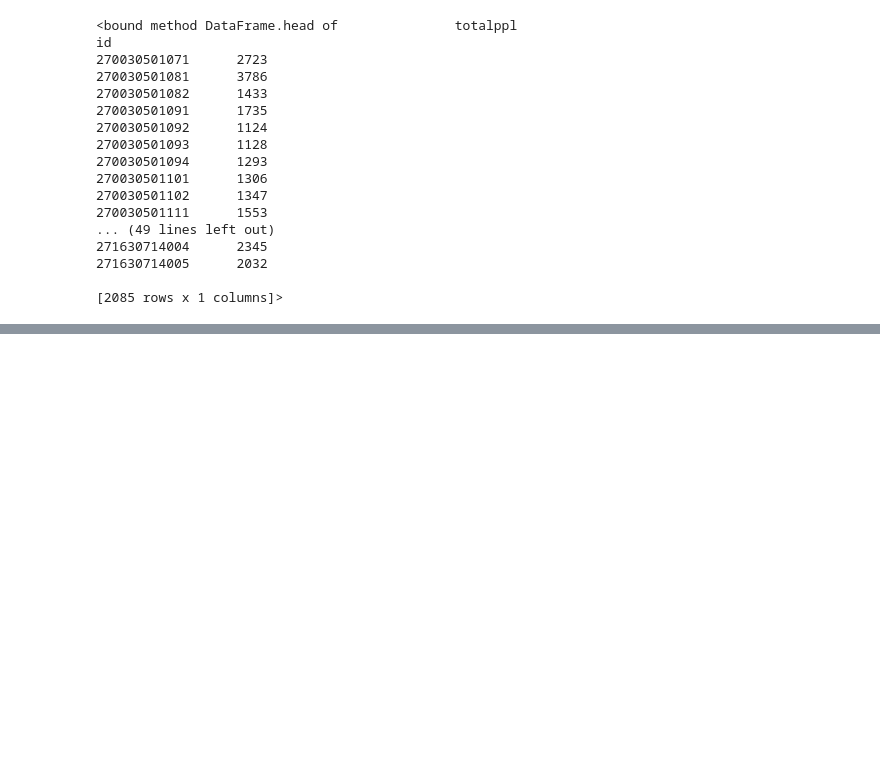
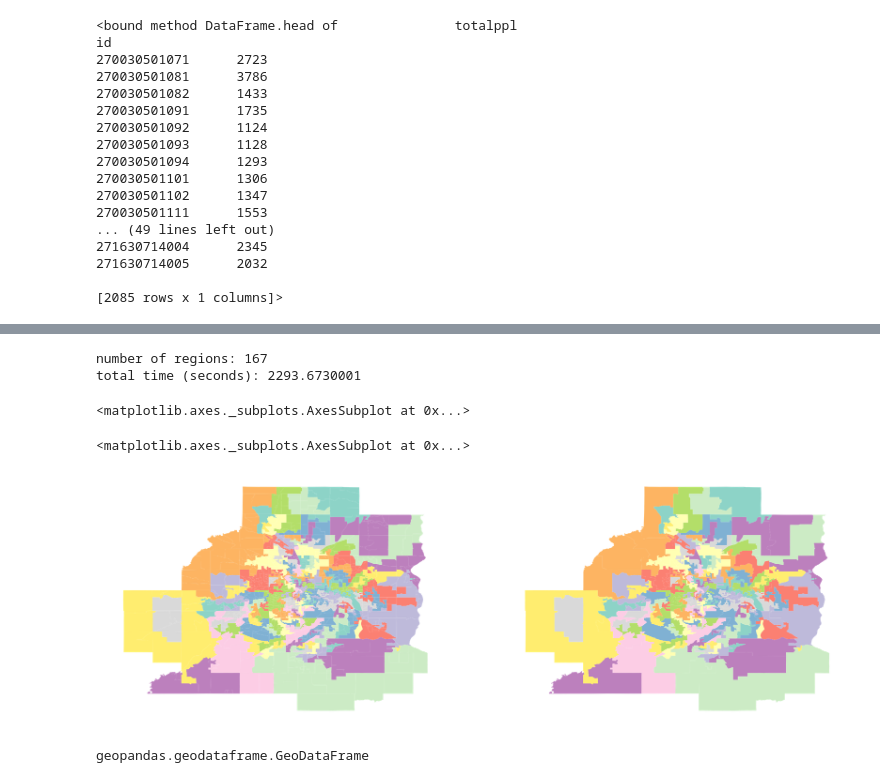
Before and after one commit to katiejolly/censusmander-metc, a Jupyter notebook: code/metc_region.ipynb, the cells around one changed output, grey strips where cells are left out. Saved outputs shown, nothing was run; the diff lists cells and outputs as text; code cells hidden in the pictures; blank space fills up the shorter version.

Commit message:
add beginning of second example, 7 county 4 var

```diff
--- a/code/metc_region.ipynb
+++ b/code/metc_region.ipynb
@@ -99,0 +102,39 @@ print 'regionalization finished'
+# %%
+print 'number of regions:', len(results.regions)
+print 'total time (seconds):', results.time['total']
+# %% [output]
+number of regions: 167
+total time (seconds): 2293.6730001
+# %%
+# We'll make a few side-by-side plots. This code wraps the setup into a function.
+def two_plot_setup():
+    fig, axes = plt.subplots(nrows=1, ncols=2, figsize=(40,40))
+    axes[0].set_aspect('equal')
+    axes[1].set_aspect('equal')
+    axes[0].axis('off')
+    axes[1].axis('off')
+    return fig, axes
+
+fig, axes = two_plot_setup()
+
+# color tracts based on region ID
+rids = copy.copy(results.region_ids)
+shp_map['rids'] = rids
+shp_map.plot('rids', categorical=True, alpha=1, colormap='Set3', axes=axes[0])
+
+# disolve the tracts into regions
+region_groups = shp_map.groupby('rids')
+region_map = gp.GeoDataFrame(index=region_groups.indices.keys())
+region_map['rids'] = region_groups.indices.keys()
+region_map['geometry'] = region_groups.geometry.apply(shapely.ops.unary_union)
+region_map.plot('rids', categorical=True,  colormap='Set3', axes=axes[1])
+# %% [output]
+<matplotlib.axes._subplots.AxesSubplot at 0x...>
+<matplotlib.axes._subplots.AxesSubplot at 0x...>
+[figure, added]
+# %%
+type(shp_map)
+
+shp_map.to_file("output/metc7cnty_4var.shp")
+# %% [output]
+geopandas.geodataframe.GeoDataFrame
```
Also changed, not shown: parts of 1 cell of this notebook, 23 other files.
